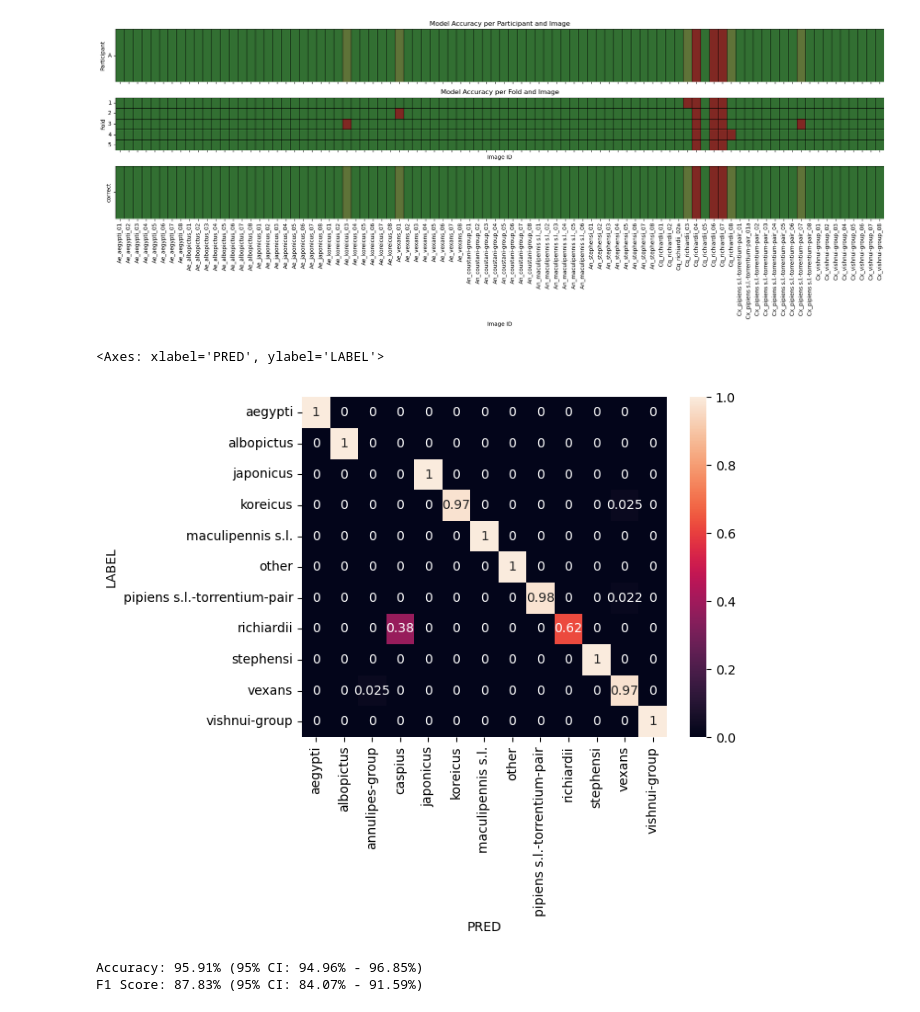
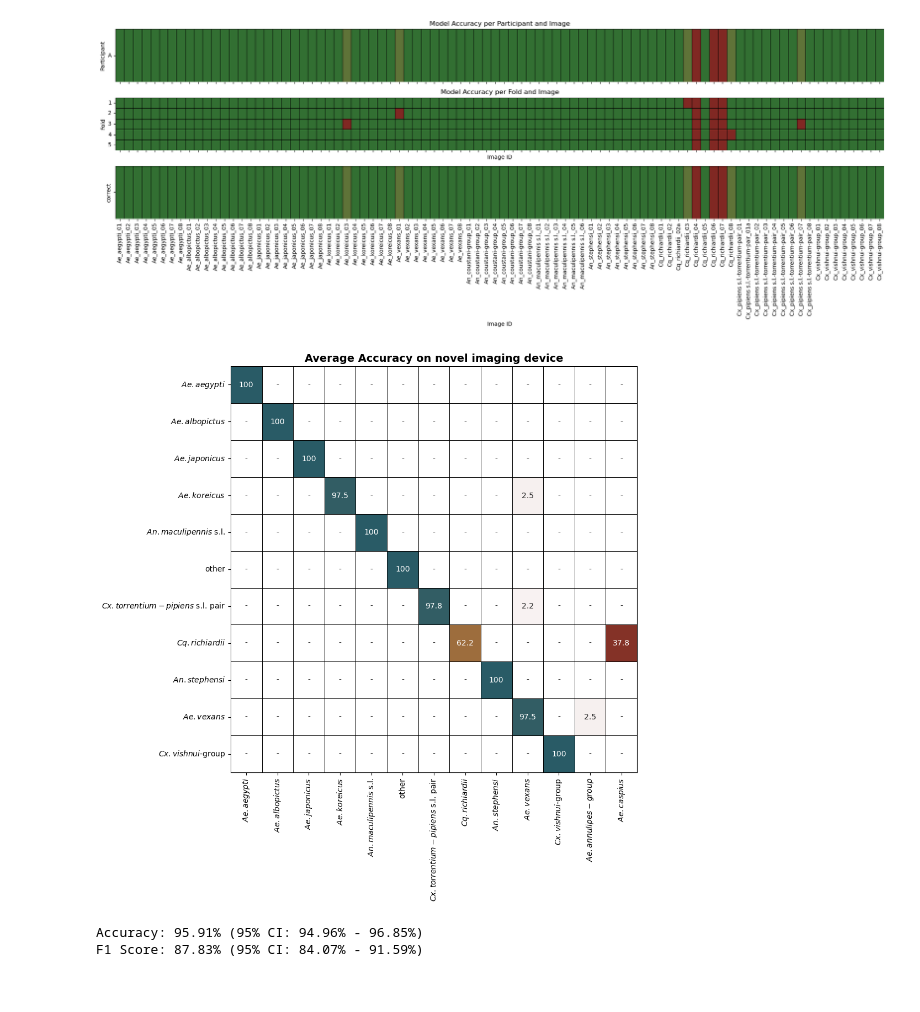
Before and after one commit to KNolte19/MosquitoWingClassifier_publication, a Jupyter notebook: feasibility_experiment/analyse_feasibility_zeiss-device.ipynb, the cells around one changed output. Saved outputs shown, nothing was run; the diff lists cells and outputs as text; code cells hidden in the pictures.

```diff
--- a/feasibility_experiment/analyse_feasibility_zeiss-device.ipynb
+++ b/feasibility_experiment/analyse_feasibility_zeiss-device.ipynb
@@ -31,9 +31,18 @@ species_array = ['aegypti', 'albopictus', 'annulipes-group', 'caspius',
        'other', 'pipiens s.l.-torrentium-pair', 'richiardii', 'rusticus',
        'stephensi', 'sticticus', 'vexans', 'vishnui-group']
 
+
+
 species_italic = ['$\\it{Ae. aegypti}$','$\\it{Ae. albopictus}$',
                   '$\\it{Ae. japonicus}$','$\\it{Ae. koreicus}$',
                   '$\\it{An. maculipennis}$ s.l.','other',
                   '$\\it{Cx. torrentium-pipiens\\ }$s.l. pair',
                   '$\\it{Cq. richiardii}$','$\\it{An. stephensi}$',
                   '$\\it{Ae. vexans}$','$\\it{Cx. vishnui}$-group']
+
+predict_italic = ['$\\it{Ae. aegypti}$','$\\it{Ae. albopictus}$',
+                  '$\\it{Ae. japonicus}$','$\\it{Ae. koreicus}$',
+                  '$\\it{An. maculipennis}$ s.l.','other',
+                  '$\\it{Cx. torrentium-pipiens\\ }$s.l. pair',
+                  '$\\it{Cq. richiardii}$','$\\it{An. stephensi}$',
+                  '$\\it{Ae. vexans}$','$\\it{Cx. vishnui}$-group', '$\\it{Ae. annulipes-group}$','$\\it{Ae. caspius}$']
@@ -127,11 +132,51 @@ ax[0].set_xlabel("")
 plt.tight_layout()
 # %% [output]
 [figure]
-# %%
-sb.heatmap(pd.crosstab(DF["LABEL"], DF["PRED"], normalize="index"), annot=True)
-# %% [output]
-<Axes: xlabel='PRED', ylabel='LABEL'>
-[figure, removed]
+# %%
+heatmap = pd.DataFrame()
+heatmap_dict = {}
+species_ls = DF["LABEL"].unique()
+# Put a * in front of all species that are in column "species", for both "species and "prediction"
+DF["PRED*"] = DF["PRED"].apply(lambda x: "*" + x if x in species_ls else x)
+DF["LABEL*"] = DF["LABEL"].apply(lambda x: "*" + x if x in species_ls else x)
+
+# Create the confusion matrix for each fold
+for fold in DF["Fold"].unique():
+    heatmap_dict[fold] = pd.crosstab(DF["LABEL*"].loc[DF["Fold"] == fold], DF["PRED*"].loc[DF["Fold"] == fold], normalize="index")
+
+    # Only fold 2 tried to predict "annulipes-group" which messes up the shape, so the column is added to the other crosstabs
+    try:
+        heatmap_dict[fold]["annulipes-group"]
+    except:
+        heatmap_dict[fold]["annulipes-group"] = 0
+        # Sort rows and columns alphabetically
+        heatmap_dict[fold] = heatmap_dict[fold].sort_index(axis=0).sort_index(axis=1)
+
+heatmap_mean = np.mean([heatmap_dict[x] for x in heatmap_dict.keys()], axis=0)*100
+
+# Replace 0 values with "-" and values under 0.1 with "<0.1"
+heatmap_mean_annot = pd.DataFrame(heatmap_mean).applymap(lambda x: "-" if x == 0 else ("<0.1" if x < 0.1 else ("100" if x == 100.0 else f"{x:.1f}")))
+heatmap_mean = pd.DataFrame(heatmap_mean).applymap(lambda x: 0 if x == 0 else (0.1 if x < 0.1 else x))
+
+fig, ax = plt.subplots(1, figsize=(10,10))
+# Define the colors for the palette
+colors = ["white", "#802823", "#A27942", "#265A67"]
+# Create the custom palette
+custom_palette = sb.blend_palette(colors, as_cmap=True)
+
+sb.heatmap(heatmap_mean, annot=heatmap_mean_annot, fmt="", linewidth=.5, cmap=custom_palette, vmax=101, linecolor="black", cbar=False, ax=ax)
+
+ax.spines.right.set_visible(True)
+ax.spines.bottom.set_visible(True)
+
+ax.set_yticklabels(species_italic, rotation=0)
+ax.set_xticklabels(predict_italic, rotation=90)
+
+plt.tight_layout()
+plt.title("Average Accuracy on novel imaging device", fontsize=14, fontweight='bold')
+plt.savefig("confusion_matrix_otherdevice.png", dpi=600, bbox_inches='tight')
+# %% [output]
+[figure, added]
 # %%
 # Get the average balanced accuracy and F1 score for the model on the feasibility study
 def get_avg_metric(df, with_ci = True):
```
Also changed, not shown: parts of 2 cells of this notebook, 16 other files.
